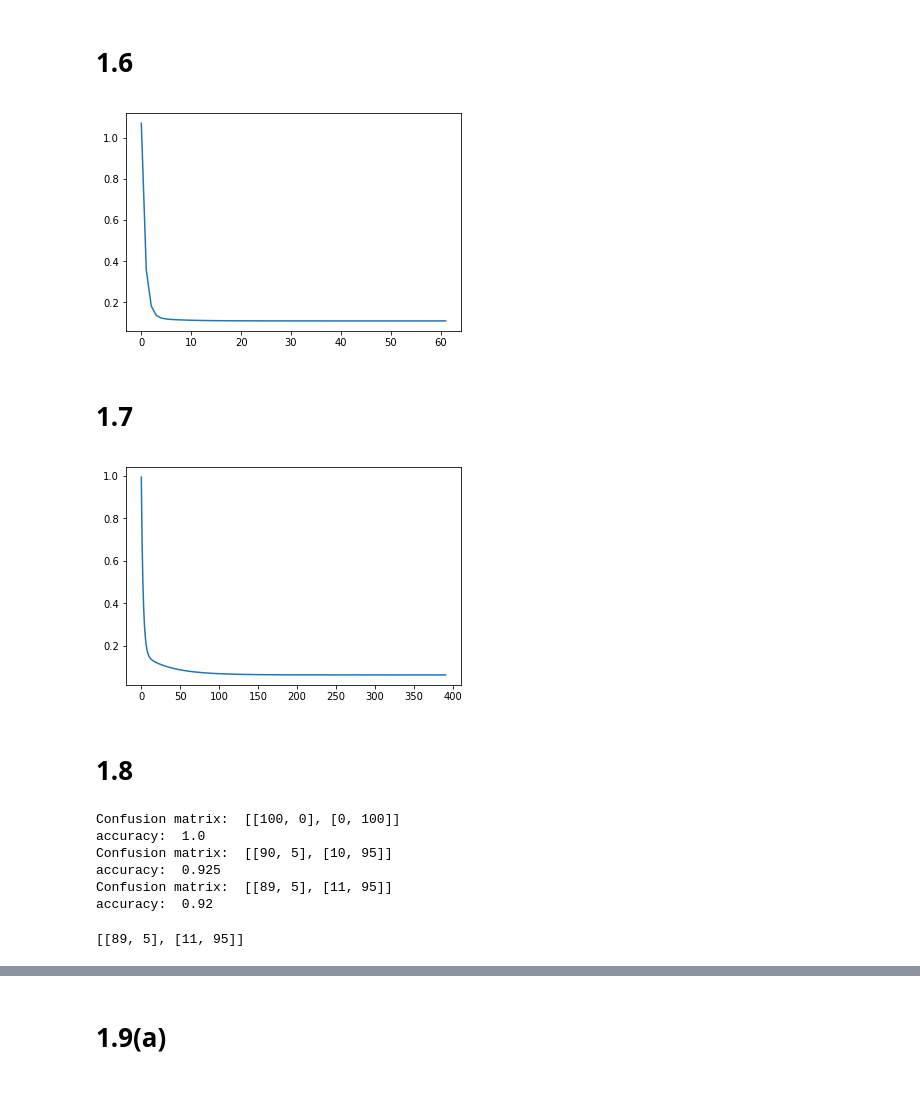
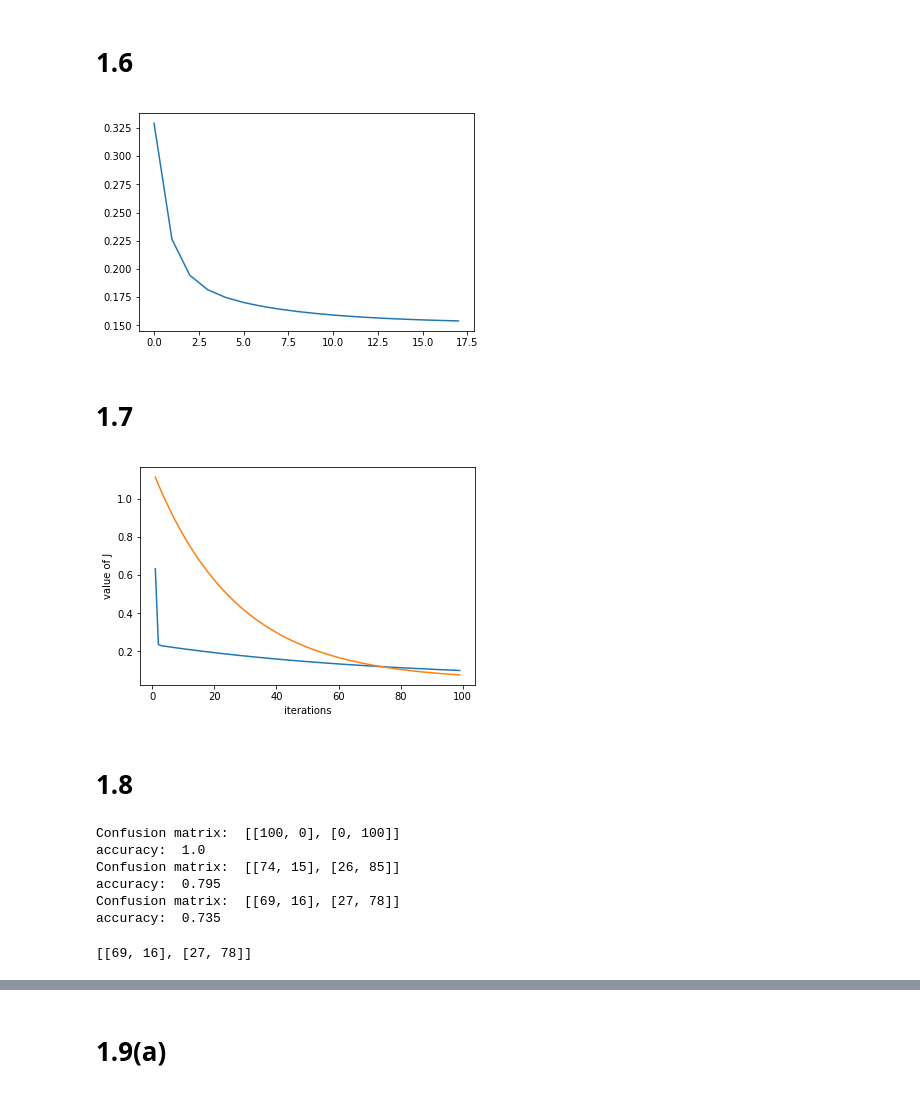
Before and after one commit to JWuzyk/Machine-Learning-Practical-Lab, a Jupyter notebook: Sheet 1.ipynb, the cells around one changed output, grey strips where cells are left out. Drawn from its saved outputs; the diff is of its cells as text; code cells hidden in the pictures.

Commit message:
Add files via upload
Added the plot for q1.8

```diff
--- a/Sheet 1.ipynb
+++ b/Sheet 1.ipynb
@@ -198,7 +198,7 @@ def LLSGrad(X,nu,graph,a):
     y = X[:,d].reshape(n,1) # independent variable
 
     maxSteps=np.ceil(10/nu)
-    tol = 0.001
+    tol = 0.1
 
     step = 0
     Vals = np.array([[step],[J(a,x,y)]])
@@ -228,31 +228,36 @@ else:
     plt.plot(Vals[0,:],Vals[1,:])
     plt.show()
 # %% [output]
-[figure, old version]
+[figure, new version]
 # %% [markdown]
 # 1.7
 # %%
-IrisMean = np.mean(IrisArray2[:,:4], 0)
-IrisSD = np.std(IrisArray2[:,:4],0)
-normIris = np.divide(np.subtract(IrisArray2[:,:4], IrisMean), IrisSD)
+IrisMean = np.mean(IrisArray1[:,:2], 0)
+IrisSD = np.std(IrisArray1[:,:2],0)
+normIris = np.divide(np.subtract(IrisArray1[:,:2], IrisMean), IrisSD)
+y = np.array([IrisArray1[:,2]])
+normIris = np.concatenate((normIris, y.T), axis = 1)
 
 nu=1
 d = normIris.shape[1]
 a= np.random.rand(d).reshape(d,1)
-MaxNu=10
+MaxNu=4
 count=0
-while (np.all(LLSGrad(normIris,nu,False,a))==np.array([0])) and (count < MaxNu):
+while (np.all(LLSGrad(normIris,nu,False,a))==np.array([0]) or np.all(LLSGrad(IrisArray1,nu,False,a))==np.array([0])) and (count < MaxNu):
     nu=nu*0.1
     count = count + 1
-
 if (count == MaxNu):
     print('Failed to converge')
 else:
-    Vals = LLSGrad(normIris,nu,True,a)
-    plt.plot(Vals[0,:],Vals[1,:])
+    ValsNorm = LLSGrad(normIris,nu,True,a)
+    Vals = LLSGrad(IrisArray1,nu,True,a)
+    plt.plot(Vals[0,1:100],Vals[1,1:100], label = 'unnormalised')
+    plt.plot(ValsNorm[0,1:100],ValsNorm[1,1:100], label = 'normalised')
+    plt.xlabel('iterations')
+    plt.ylabel('value of J')
     plt.show()
 # %% [output]
-[figure, old version]
+[figure, new version]
 # %% [markdown]
 # 1.8
 # %%
@@ -296,8 +301,8 @@ confusionkNN(Data1, nearNeigh(30,Data1[:,:-1],Data1))
 # %% [output]
 Confusion matrix:  [[100, 0], [0, 100]]
 accuracy:  1.0
-Confusion matrix:  [[90, 5], [10, 95]]
-accuracy:  0.925
-Confusion matrix:  [[89, 5], [11, 95]]
-accuracy:  0.92
+Confusion matrix:  [[74, 15], [26, 85]]
+accuracy:  0.795
+Confusion matrix:  [[69, 16], [27, 78]]
+accuracy:  0.735
-[[89, 5], [11, 95]]
+[[69, 16], [27, 78]]
```
Also changed, not shown: parts of 14 cells of this notebook.
